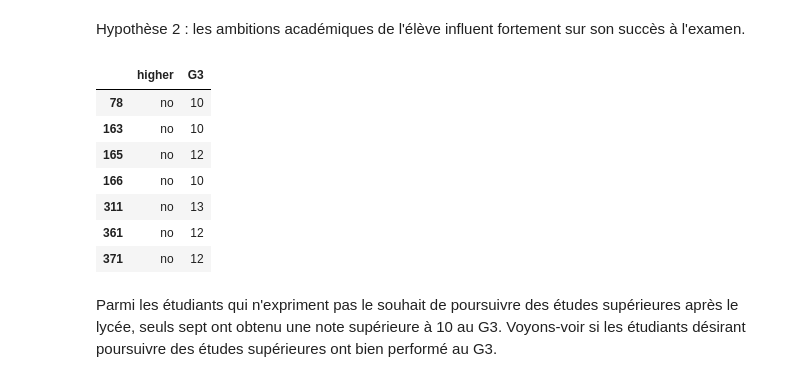
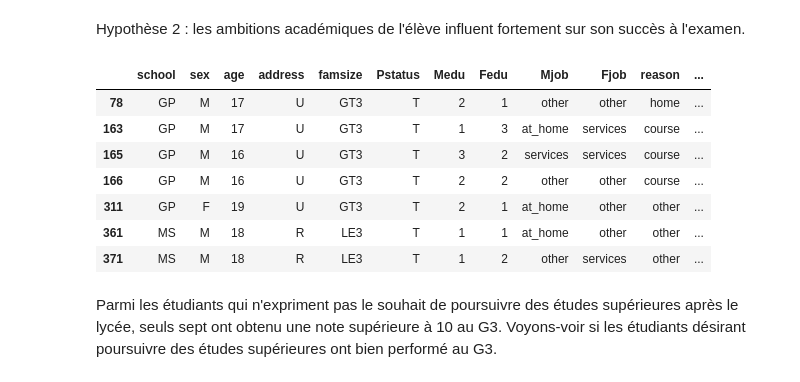
Before and after one commit to nguyenkhacbaoanh/EDA-Portuguese-school, a Jupyter notebook: EDA-Portuguese-Schools-Success.ipynb, the cells around one changed output. Saved outputs shown, nothing was run; the diff lists cells and outputs as text; code cells hidden in the pictures.

```diff
--- a/EDA-Portuguese-Schools-Success.ipynb
+++ b/EDA-Portuguese-Schools-Success.ipynb
@@ -412,16 +374,16 @@ df[df['G2']==0.][['G2','G3']]
 # %% [markdown]
 Hypothèse 2 : les ambitions académiques de l'élève influent fortement sur son succès à l'examen.
 # %%
-df[(df['higher']=='no') & (df['G3']>=10)]
+df[(df['higher']=='no') & (df['G3'] >= 10.)]
 # %% [output]
-|  | higher | G3 |
-| 78 | no | 10 |
-| 163 | no | 10 |
-| 165 | no | 12 |
-| 166 | no | 10 |
-| 311 | no | 13 |
-| 361 | no | 12 |
-| 371 | no | 12 |
+|  | school | sex | age | address | famsize | Pstatus | Medu | Fedu | Mjob | Fjob | reason | ... |
+| 78 | GP | M | 17 | U | GT3 | T | 2 | 1 | other | other | home | ... |
+| 163 | GP | M | 17 | U | GT3 | T | 1 | 3 | at_home | services | course | ... |
+| 165 | GP | M | 16 | U | GT3 | T | 3 | 2 | services | services | course | ... |
+| 166 | GP | M | 16 | U | GT3 | T | 2 | 2 | other | other | course | ... |
+| 311 | GP | F | 19 | U | GT3 | T | 2 | 1 | at_home | other | other | ... |
+| 361 | MS | M | 18 | R | LE3 | T | 1 | 1 | at_home | other | other | ... |
+| 371 | MS | M | 18 | R | LE3 | T | 1 | 2 | other | services | other | ... |
 # %% [markdown]
 Parmi les étudiants qui n'expriment pas le souhait de poursuivre des études supérieures après le lycée, seuls sept ont obtenu une note supérieure à 10 au G3. Voyons-voir si les étudiants désirant poursuivre des études supérieures ont bien performé au G3.
 # %%
```
Also changed, not shown: parts of 22 cells of this notebook.
